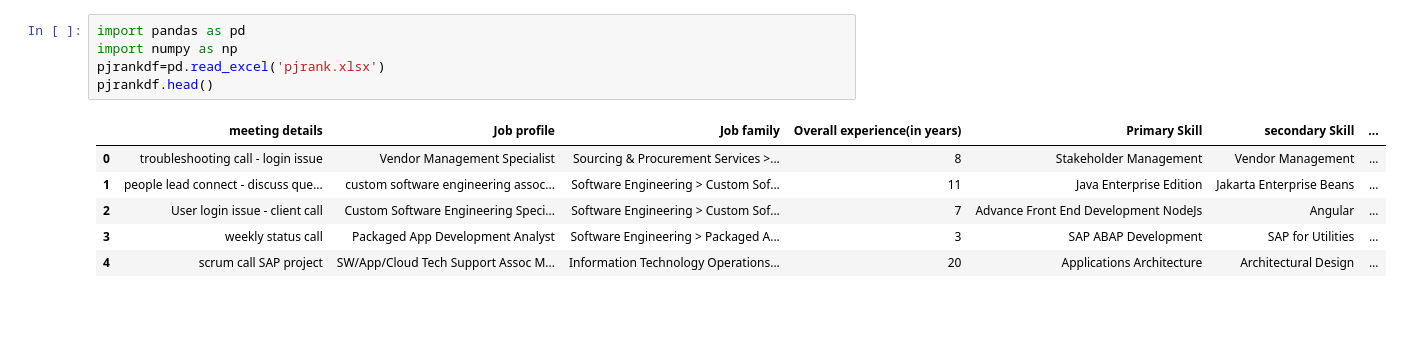
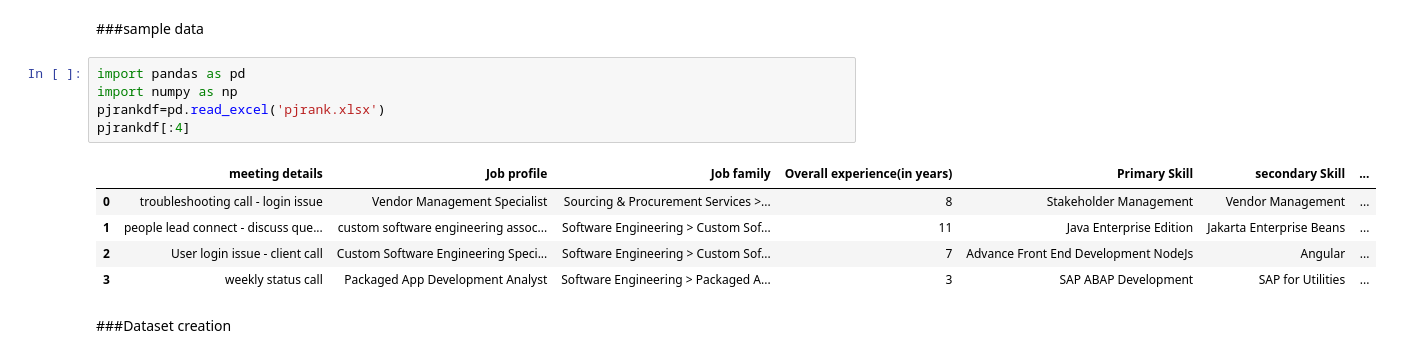
Before and after one commit to vivekkishore/Pythonbasics, a Jupyter notebook: pjrank1.ipynb, the cells around one changed output. Drawn from its saved outputs; the diff is of its cells as text; blank space fills up the shorter version.

```diff
--- a/pjrank1.ipynb
+++ b/pjrank1.ipynb
@@ -1,17 +1,20 @@
 # %% [markdown]
 <a href="https://colab.research.google.com/github/vivekkishore/Pythonbasics/blob/main/pjrank1.ipynb" target="_parent"><img src="https://colab.research.google.com/assets/colab-badge.svg" alt="Open In Colab"/></a>
+# %% [markdown]
+###sample data
 # %%
 import pandas as pd
 import numpy as np
 pjrankdf=pd.read_excel('pjrank.xlsx')
-pjrankdf.head()
+pjrankdf[:4]
 # %% [output]
 |  | meeting details | Job profile | Job family | Overall experience(in years) | Primary Skill | secondary Skill | ... |
 | 0 | troubleshooting call - login issue | Vendor Management Specialist | Sourcing & Procurement Services >... | 8 | Stakeholder Management | Vendor Management | ... |
 | 1 | people lead connect - discuss que... | custom software engineering assoc... | Software Engineering > Custom Sof... | 11 | Java Enterprise Edition | Jakarta Enterprise Beans | ... |
 | 2 | User login issue - client call | Custom Software Engineering Speci... | Software Engineering > Custom Sof... | 7 | Advance Front End Development NodeJs | Angular | ... |
 | 3 | weekly status call | Packaged App Development Analyst | Software Engineering > Packaged A... | 3 | SAP ABAP Development | SAP for Utilities | ... |
-| 4 | scrum call SAP project | SW/App/Cloud Tech Support Assoc M... | Information Technology Operations... | 20 | Applications Architecture | Architectural Design | ... |
+# %% [markdown]
+###Dataset creation
 # %%
 # pjrankdf1=pjrankdf[:0]
 # meeting_vals=pjrankdf['meeting details'][:10].tolist()
```
Also changed, not shown: parts of 4 cells of this notebook.
